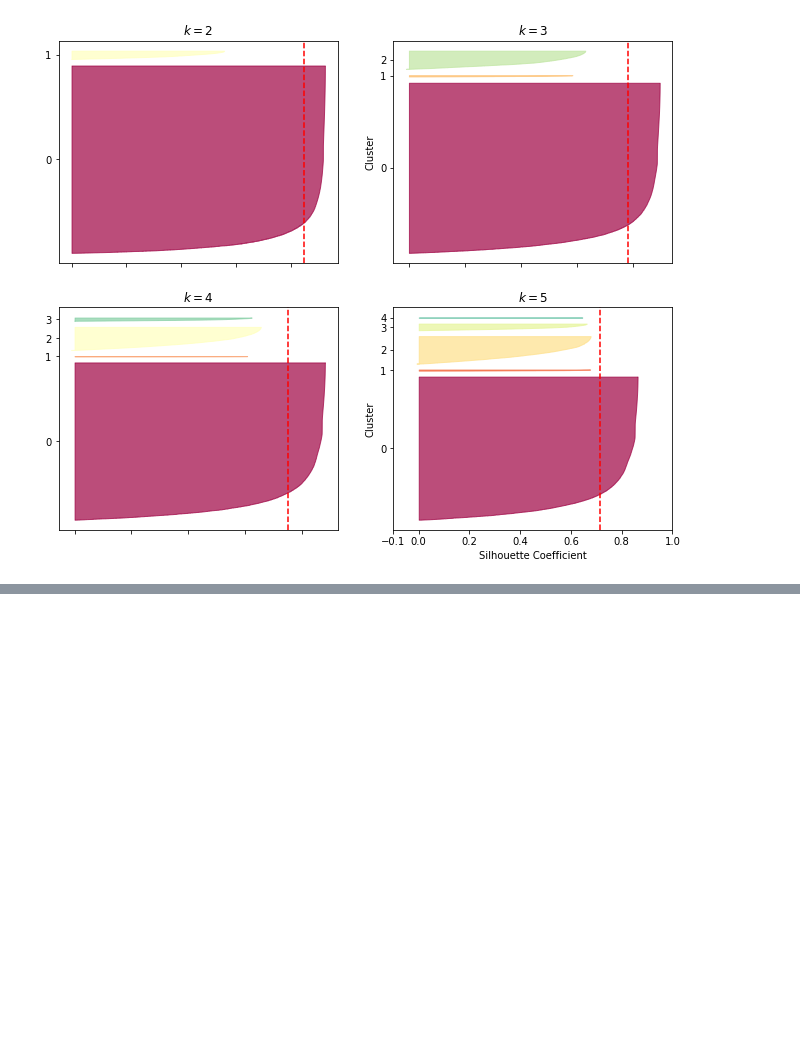
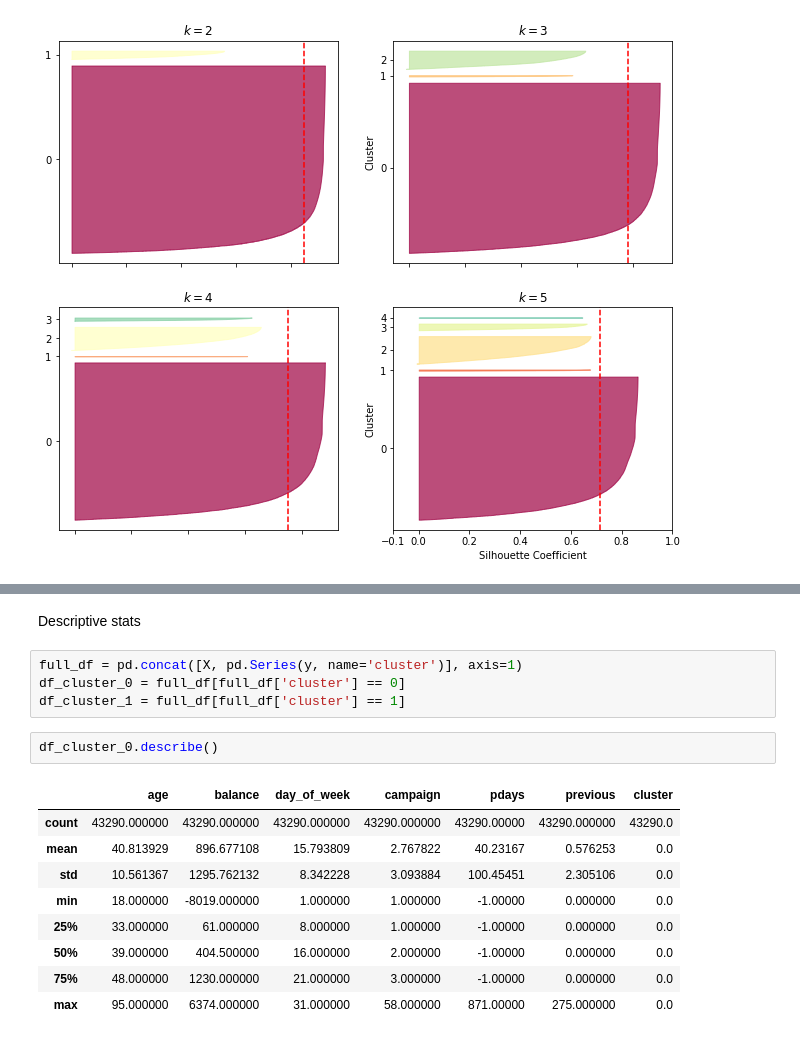
Before and after one commit to IDM4s-2025/TC2034-final-team4, a Jupyter notebook: clustering.ipynb, the cells around one changed output, grey strips where cells are left out. Drawn from its saved outputs; the diff is of its cells as text; blank space fills up the shorter version.

```diff
--- a/clustering.ipynb
+++ b/clustering.ipynb
@@ -195,0 +226,18 @@ array([[8668,    0],
+# %% [markdown]
+Descriptive stats
+# %%
+full_df = pd.concat([X, pd.Series(y, name='cluster')], axis=1)
+df_cluster_0 = full_df[full_df['cluster'] == 0]
+df_cluster_1 = full_df[full_df['cluster'] == 1]
+# %%
+df_cluster_0.describe()
+# %% [output]
+|  | age | balance | day_of_week | campaign | pdays | previous | cluster |
+| count | 43290.000000 | 43290.000000 | 43290.000000 | 43290.000000 | 43290.00000 | 43290.000000 | 43290.0 |
+| mean | 40.813929 | 896.677108 | 15.793809 | 2.767822 | 40.23167 | 0.576253 | 0.0 |
+| std | 10.561367 | 1295.762132 | 8.342228 | 3.093884 | 100.45451 | 2.305106 | 0.0 |
+| min | 18.000000 | -8019.000000 | 1.000000 | 1.000000 | -1.00000 | 0.000000 | 0.0 |
+| 25% | 33.000000 | 61.000000 | 8.000000 | 1.000000 | -1.00000 | 0.000000 | 0.0 |
+| 50% | 39.000000 | 404.500000 | 16.000000 | 2.000000 | -1.00000 | 0.000000 | 0.0 |
+| 75% | 48.000000 | 1230.000000 | 21.000000 | 3.000000 | -1.00000 | 0.000000 | 0.0 |
+| max | 95.000000 | 6374.000000 | 31.000000 | 58.000000 | 871.00000 | 275.000000 | 0.0 |
```
Also changed, not shown: parts of 5 cells of this notebook.
